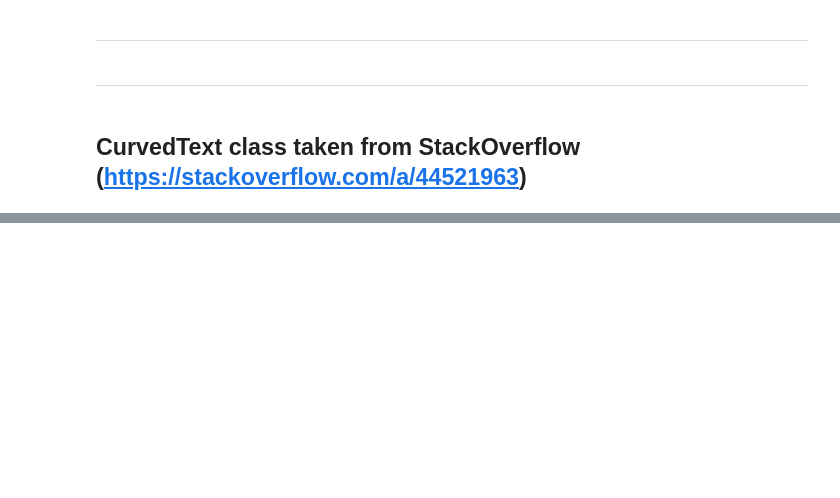
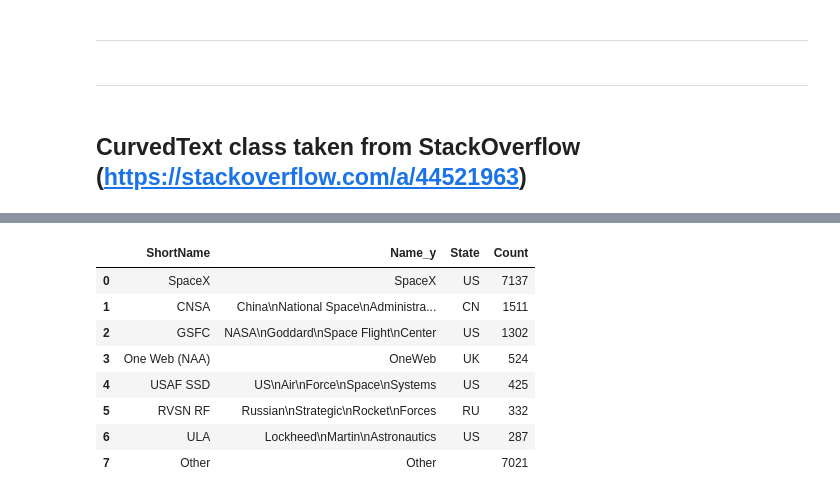
Before and after one commit to zaydloya/project-4304, a Jupyter notebook: infographic.ipynb, the cells around one changed output, grey strips where cells are left out. Cells and saved outputs as stored; diff of their text form; code cells hidden in the pictures; blank space fills up the shorter version.

```diff
--- a/infographic.ipynb
+++ b/infographic.ipynb
@@ -19,38 +26,6 @@ df = pd.read_csv('satcat.tsv', sep='\t', low_memory=False)[1:]
 # %%
 orgs = pd.read_csv("orgs.tsv", sep="\t", usecols=["#Code", "Class", "ShortName", "Name"]).drop(0)
 orgs.rename(columns={"#Code": "Owner"}, inplace=True)
-# %%
-class_mapping = {
-    "A": "Academic/Non-Profit",
-    "B": "Business/Commercial",
-    "C": "Civil Government",
-    "D": "Defense/Military"
-}
-
-orbit_mapping = {
-    'LEO': ['LEO/I', 'LLEO/I', 'LEO/P', 'LLEO/P', 'LEO/S', 'LEO/E', 'LEO/R', 'LLEO/R', 'LLEO/S', 'LLEO/E'],
-    'MEO': ['MEO'],
-    'GEO': ['GEO/NS', 'GEO/T', 'GEO/S', 'GEO/D', 'GEO/I', 'GEO/ID'],
-    'GTO': ['GTO'],
-    'HEO': ['HEO', 'VHEO', 'HEO/M'],
-    'Deep Space': ['DSO', 'SO', 'CLO', 'TA'],
-    'Unclassified': ['-']
-}
-
-def get_class_for_owner(owner):
-    owners = owner.split("/")
-    classes = orgs[orgs["Owner"].isin(owners)]["Class"].unique()
-
-    return classes[0] if len(classes) > 0 else None
-
-def map_orbit_type(oporbit):
-    for category, types in orbit_mapping.items():
-        if oporbit in types:
-            return category
-    return 'Other'
-
-df['OrbitType'] = df['OpOrbit'].apply(map_orbit_type)
-df["Class"] = df["Owner"].apply(get_class_for_owner)
 # %%
 df = df.merge(orgs[['Owner', 'ShortName', 'Name']], on='Owner', how='left')
 # %%
@@ -1220,0 +743,12 @@ plt.savefig('satellite_infographic.png', dpi=300, bbox_inches='tight')
+# %%
+owner_data
+# %% [output]
+|  | ShortName | Name_y | State | Count |
+| 0 | SpaceX | SpaceX | US | 7137 |
+| 1 | CNSA | China\nNational Space\nAdministra... | CN | 1511 |
+| 2 | GSFC | NASA\nGoddard\nSpace Flight\nCenter | US | 1302 |
+| 3 | One Web (NAA) | OneWeb | UK | 524 |
+| 4 | USAF SSD | US\nAir\nForce\nSpace\nSystems | US | 425 |
+| 5 | RVSN RF | Russian\nStrategic\nRocket\nForces | RU | 332 |
+| 6 | ULA | Lockheed\nMartin\nAstronautics | US | 287 |
+| 7 | Other | Other |  | 7021 |
```
Also changed, not shown: parts of 7 cells of this notebook, 11 other files.
